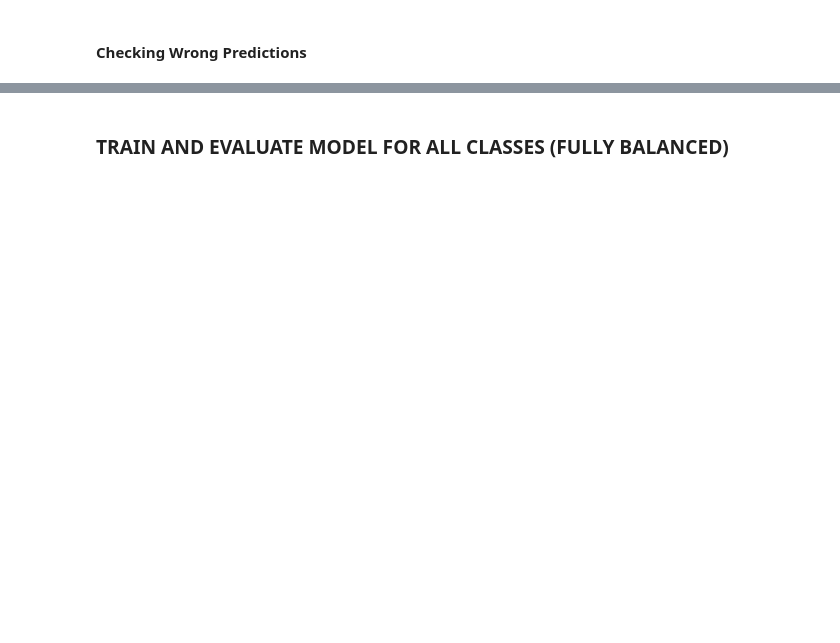
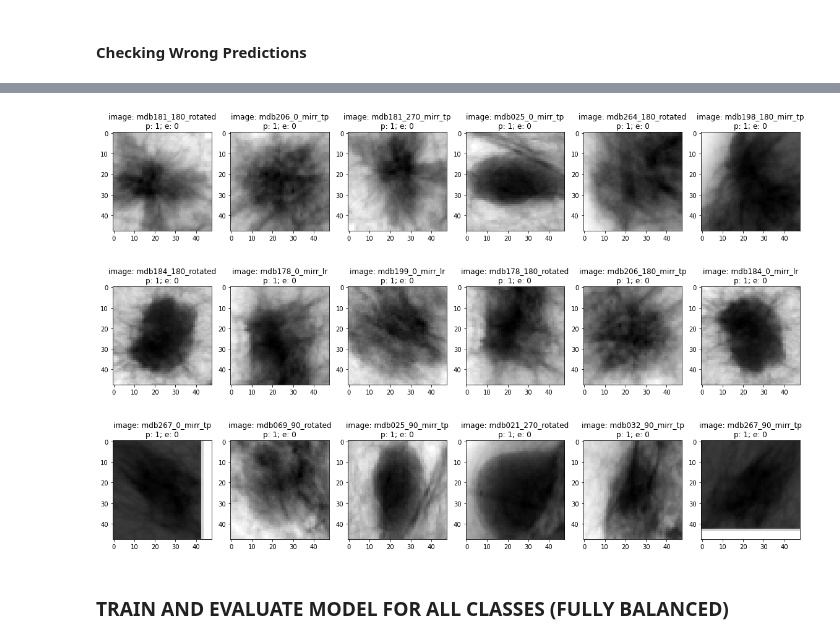
Before and after one commit to cpoles/data_science, a Jupyter notebook: projects/machine_learning/deep_learning/mias_mammography/notebooks/mias_mammography.ipynb, the cells around one changed output, grey strips where cells are left out. Drawn from its saved outputs; the diff is of its cells as text; code cells hidden in the pictures; blank space fills up the shorter version.

```diff
--- a/projects/machine_learning/deep_learning/mias_mammography/notebooks/mias_mammography.ipynb
+++ b/projects/machine_learning/deep_learning/mias_mammography/notebooks/mias_mammography.ipynb
@@ -660,0 +906,12 @@ for axes, item in zip(axes.ravel(), wrong_predictions):
+# %%
+# predictions
+predictions = mass_cnn.predict(test_data)
+predicted = [np.argmax(w) for w in predictions]
+expected = test_data.labels
+
+
+# Evaluation Results
+loss_value , accuracy = mass_cnn.evaluate(train_data)
+
+print(f'Test loss_value: {loss_value}')
+print(f'Test accuracy: {accuracy}')
@@ -660,0 +983,10 @@ for axes, item in zip(axes.ravel(), wrong_predictions):
+# %%
+images = masses_balanced.p_matrix
+# %%
+wrong_predictions = []
+
+for i, (p,e) in enumerate(zip(predictions, test_data.labels)):
+    predicted, expected = np.argmax(p), np.argmax(e)
+    if predicted != expected:
+        wrong_predictions.append(
+            (i, images[i], predicted, expected))
@@ -661,3 +1010,15 @@ for axes, item in zip(axes.ravel(), wrong_predictions):
+# %%
+figure, axes = plt.subplots(nrows=3, ncols=6, figsize=(16, 12))
+
+for axes, item in zip(axes.ravel(), wrong_predictions):
+    index, image, predicted, expected = item
+    axes.imshow(image, cmap=plt.cm.gray_r)
+    axes.set_title(
+                    f'image: {masses_balanced.iloc[index].name}\np: {predicted}; e: {expected}'
+                   )
+    plt.tight_layout()
+# %% [output]
+[figure, added]
 # %% [markdown]
 ### TRAIN AND EVALUATE MODEL FOR ALL CLASSES (FULLY BALANCED)
 # %%
```
Also changed, not shown: parts of 108 cells of this notebook.
